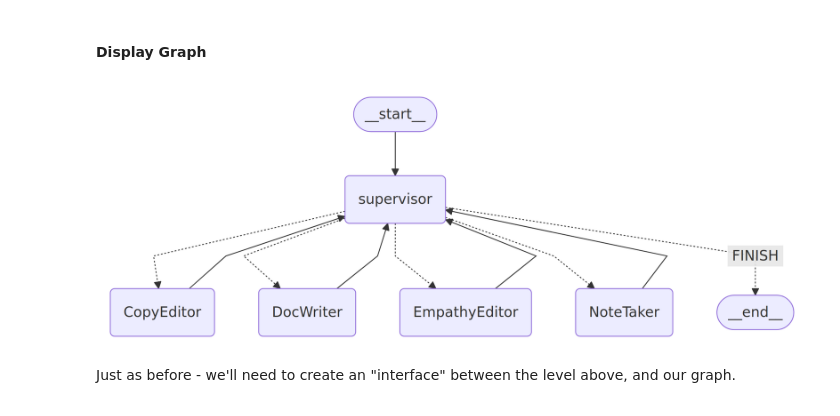
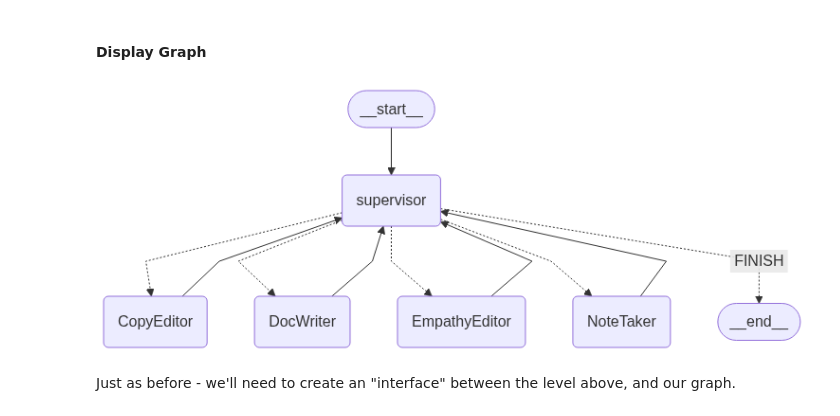
Before and after one commit to xtallet/AIE7, a Jupyter notebook: 06_Multi_Agent_with_LangGraph/Multi_Agent_RAG_LangGraph.ipynb, the cells around one changed output. Drawn from its saved outputs; the diff is of its cells as text; code cells hidden in the pictures.

```diff
--- a/06_Multi_Agent_with_LangGraph/Multi_Agent_RAG_LangGraph.ipynb
+++ b/06_Multi_Agent_with_LangGraph/Multi_Agent_RAG_LangGraph.ipynb
@@ -895,21 +918,22 @@ compiled_authoring_graph = authoring_graph.compile()
 # %%
 from IPython.display import Image, display
 
 display(
     Image(
         compiled_authoring_graph.get_graph().draw_mermaid_png(
             curve_style=CurveStyle.LINEAR,
             node_colors=NodeStyles(first="#ffdfba", last="#baffc9", default="#fad7de"),
             wrap_label_n_words=9,
             output_file_path=None,
-            draw_method=MermaidDrawMethod.PYPPETEER,
+            #draw_method=MermaidDrawMethod.PYPPETEER,
+            draw_method=MermaidDrawMethod.API,
             background_color="white",
             padding=10,
         )
     )
 )
 # %% [output]
-[figure, old version]
+[figure, new version]
 # %% [markdown]
 Just as before - we'll need to create an "interface" between the level above, and our graph.
 # %%
```
Also changed, not shown: parts of 4 cells of this notebook, 3 other files.
